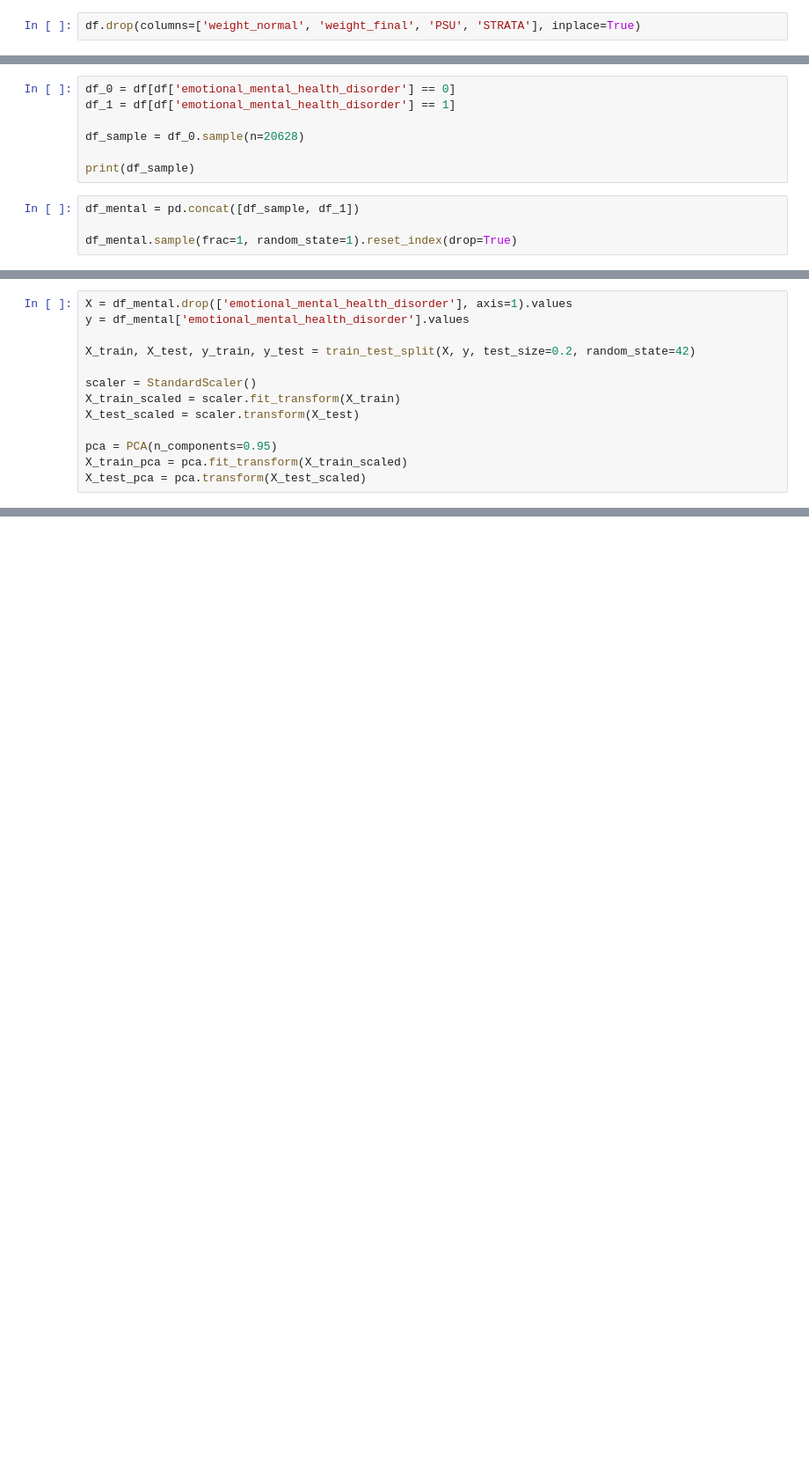
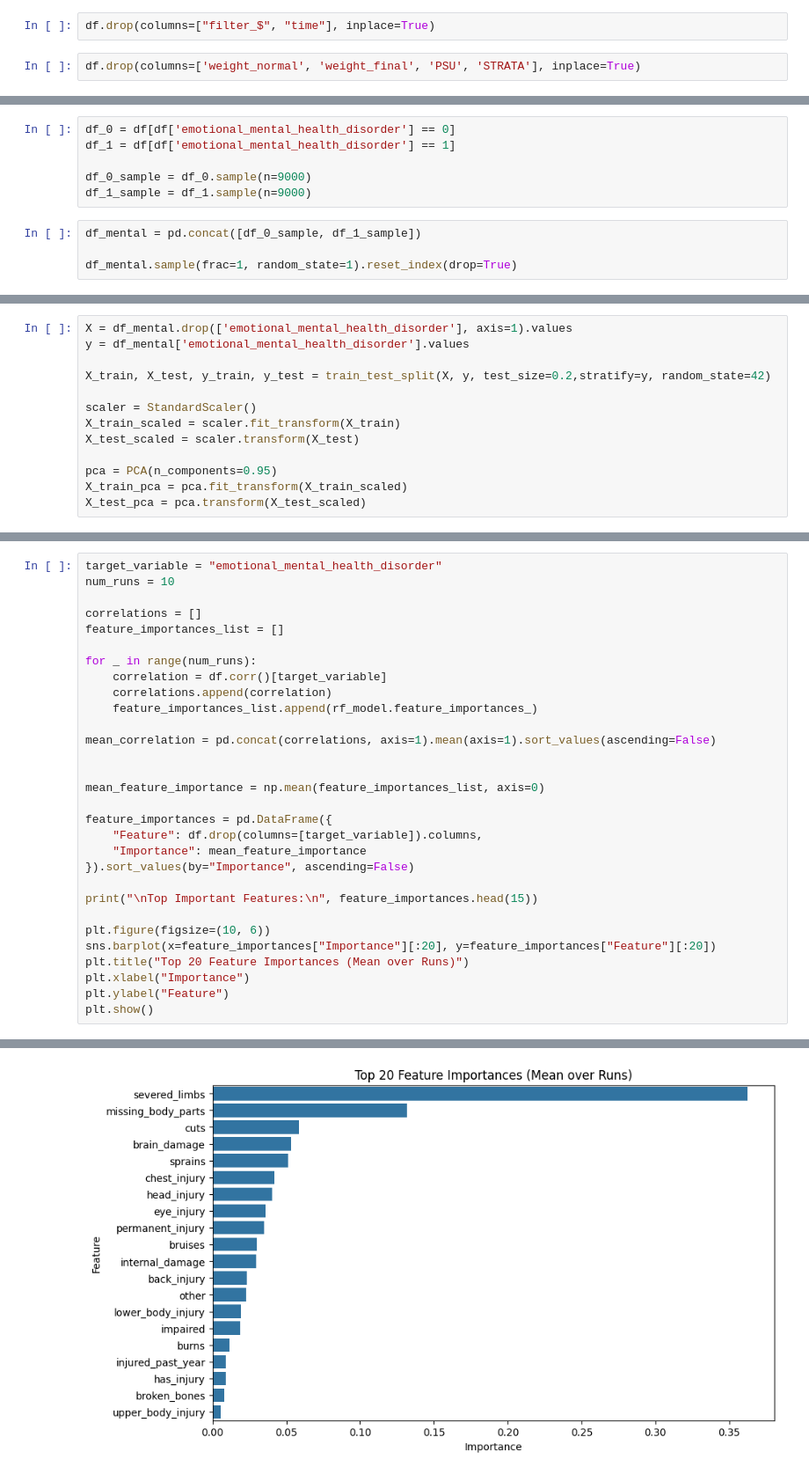
Before and after one commit to PhilipusAdrielTandra/Mental_health_correlation, a Jupyter notebook: Cedera.ipynb, the cells around one changed output, grey strips where cells are left out. Shown at 88% size. Drawn from its saved outputs; the diff is of its cells as text; blank space fills up the shorter version.

Commit message:
Graphs

```diff
--- a/Cedera.ipynb
+++ b/Cedera.ipynb
@@ -29,5 +51,7 @@ print(df.columns.tolist())
 df["weight_final"] = df["weight_final"].astype(str).str.replace(",", "").astype(float)
 # %%
 df["weight_normal"] = df["weight_normal"].astype(str).str.replace(",", "").astype(float)
+# %%
+df.drop(columns=["filter_$", "time"], inplace=True)
 # %%
 df.drop(columns=['weight_normal', 'weight_final', 'PSU', 'STRATA'], inplace=True)
@@ -37,10 +103,9 @@ df['emotional_mental_health_disorder'].value_counts()
 df_0 = df[df['emotional_mental_health_disorder'] == 0]
 df_1 = df[df['emotional_mental_health_disorder'] == 1]
 
-df_sample = df_0.sample(n=20628)
-
-print(df_sample)
+df_0_sample = df_0.sample(n=9000)
+df_1_sample = df_1.sample(n=9000)
 # %%
-df_mental = pd.concat([df_sample, df_1])
+df_mental = pd.concat([df_0_sample, df_1_sample])
 
 df_mental.sample(frac=1, random_state=1).reset_index(drop=True)
@@ -50,7 +131,7 @@ print(df['emotional_mental_health_disorder'].unique())
 X = df_mental.drop(['emotional_mental_health_disorder'], axis=1).values
 y = df_mental['emotional_mental_health_disorder'].values
 
-X_train, X_test, y_train, y_test = train_test_split(X, y, test_size=0.2, random_state=42)
+X_train, X_test, y_train, y_test = train_test_split(X, y, test_size=0.2,stratify=y, random_state=42)
 
 scaler = StandardScaler()
 X_train_scaled = scaler.fit_transform(X_train)
@@ -206,0 +303,31 @@ plt.show()
+# %%
+target_variable = "emotional_mental_health_disorder"
+num_runs = 10
+
+correlations = []
+feature_importances_list = []
+
+for _ in range(num_runs):
+    correlation = df.corr()[target_variable]
+    correlations.append(correlation)
+    feature_importances_list.append(rf_model.feature_importances_)
+
+mean_correlation = pd.concat(correlations, axis=1).mean(axis=1).sort_values(ascending=False)
+
+
+mean_feature_importance = np.mean(feature_importances_list, axis=0)
+
+feature_importances = pd.DataFrame({
+    "Feature": df.drop(columns=[target_variable]).columns,
+    "Importance": mean_feature_importance
+}).sort_values(by="Importance", ascending=False)
+
+print("\nTop Important Features:\n", feature_importances.head(15))
+
+plt.figure(figsize=(10, 6))
+sns.barplot(x=feature_importances["Importance"][:20], y=feature_importances["Feature"][:20])
+plt.title("Top 20 Feature Importances (Mean over Runs)")
+plt.xlabel("Importance")
+plt.ylabel("Feature")
+plt.show()
+# %% [output]
@@ -206,0 +351 @@ plt.show()
+[figure, added]
```
Also changed, not shown: parts of 23 cells of this notebook, 2 other files.
